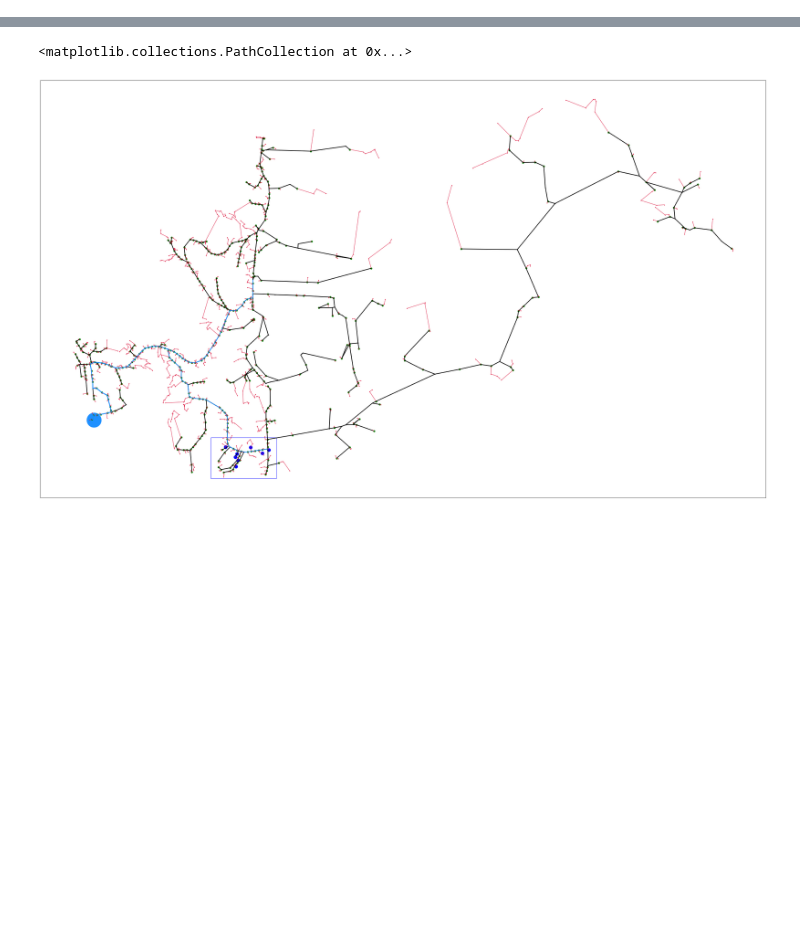
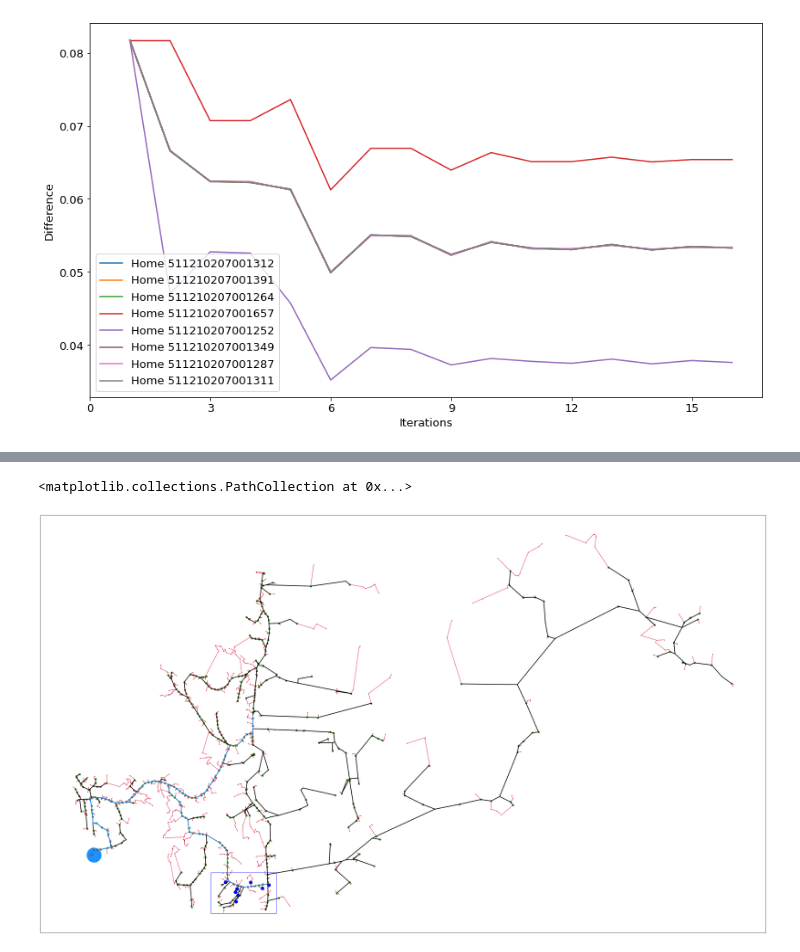
Before and after one commit to rounak-meyur/revs-admm, a Jupyter notebook: ev-adoption-robustness.ipynb, the cells around one changed output, grey strips where cells are left out. Drawn from its saved outputs; the diff is of its cells as text; code cells hidden in the pictures; blank space fills up the shorter version.

```diff
--- a/ev-adoption-robustness.ipynb
+++ b/ev-adoption-robustness.ipynb
@@ -86,89 +49,38 @@ adoption = 0.1
 num_choice = int(adoption * len(res_interest))
 ev_home = np.random.choice(res_interest,num_choice,replace=False)
 
-x_int = [dist.nodes[n]['cord'][0] for n in ev_home]
-y_int = [dist.nodes[n]['cord'][1] for n in ev_home]
-
-for n in dist:
-    if n in ev_home:
-        dist.nodes[n]["has_EV"] = True
-    else:
-        dist.nodes[n]["has_EV"] = False
-
 homes = {}
 for h in res:
-    homes[h] = all_homes[h]
+    homes[h] = {}
+    homes[h]["LOAD"] = [l for l in all_homes[h]["LOAD"]]
     if h in ev_home:
-        homes[h]["EV"] = {"rating":2.0,"capacity":16.0,"initial":0.5,
+        homes[h]["EV"] = {"rating":1.2,"capacity":16.0,"initial":0.6,
                                          "final":0.9,"start":11,"end":23}
+    else:
+        homes[h]["EV"] = {}
 
 # Other input parameters
 COST = [1] * 24
-prefix = "agentEV"+"home"+str(int(100*adoption))
+vset = 1.02
+prefix = "agentEV-"+str(int(100*adoption))+"-adopt"
 # %%
-from pySchedEVChargelib import Home,Utility
-
-
-P_est = {0:{h:homes[h]["LOAD"] for h in res}}
-P_sch = {0:{h:homes[h]["LOAD"] for h in res}}
-G = {0:{h:[0]*len(COST) for h in res}}
-S = {}
-C = {}
-
-iter_max = 20
-kappa = 5.0
-diff = {}
-
-
-k = 0
-eps = 1
-while(k <= iter_max):
-    # solve utility level problem to get estimate
-    U_obj = Utility(dist,P_est[k],P_sch[k],G[k],kappa=kappa,low=0.9)
-    U_obj.solve(grbpath)
-    P_est[k+1] = U_obj.g_opt
-
-
-    # solve individual agent level problem
-    P_sch[k+1] = {}
-    S[k+1] = {}
-    C[k+1] = {}
-    for h in res:
-        H_obj = Home(COST,homes[h],P_est[k][h],P_sch[k][h],G[k][h],kappa=kappa)
-        H_obj.solve(grbpath)
-        P_sch[k+1][h] = H_obj.g_opt
-        S[k+1][h] = H_obj.p_opt
-        C[k+1][h] = H_obj.s_opt
-
-
-
-    # update dual variables
-    G[k+1] = {}
-    diff[k+1] = {}
-    for h in res:
-        check = [(P_est[k+1][h][t] - P_sch[k+1][h][t]) for t in range(len(COST))]
-        G[k+1][h] = [G[k][h][t] + (kappa/2) * check[t] for t in range(len(COST))]
-        diff[k+1][h] = np.linalg.norm(np.array(check))/len(COST)
-
-
-
-    k = k + 1
-    #print("Iteration: ",k)
+diff,P_res,P_ev,SOC = solve_ADMM(homes,dist,COST,grbpath=grbpath,vset=1.02,vlow=0.9)
 
 
 # Plot the convergence
-xtix = range(1,k+1)
-fig4 = plt.figure(figsize=(20,16))
+num_iter = len(diff)
+xtix = range(1,num_iter+1)
+fig4 = plt.figure(figsize=(14,8))
 ax4 = fig4.add_subplot(1,1,1)
 for h in ev_home:
     ax4.plot(xtix,[diff[k][h] for k in xtix],
              label="Home "+str(h))
-ax4.set_ylabel("Difference",fontsize=25)
-ax4.set_xlabel("Iterations",fontsize=25)
-ax4.legend(loc='best',ncol=1,prop={'size': 25})
-ax4.set_xticks(list(range(0,21,5)))
-ax4.tick_params(axis='y', labelsize=25)
-ax4.tick_params(axis='x', labelsize=25)
+ax4.set_ylabel("Difference",fontsize=13)
+ax4.set_xlabel("Iterations",fontsize=13)
+ax4.legend(loc='best',ncol=1,prop={'size': 13})
+ax4.set_xticks(list(range(0,16,3)))
+ax4.tick_params(axis='y', labelsize=13)
+ax4.tick_params(axis='x', labelsize=13)
 fig4.savefig("{}{}.png".format(figpath,prefix+'-convergence'),
               bbox_inches='tight')
 # %% [output]
@@ -176 +87,2 @@ KeyboardInterrupt:
+[figure, added]
 # %%
```
Also changed, not shown: parts of 9 cells of this notebook, 35 other files.
